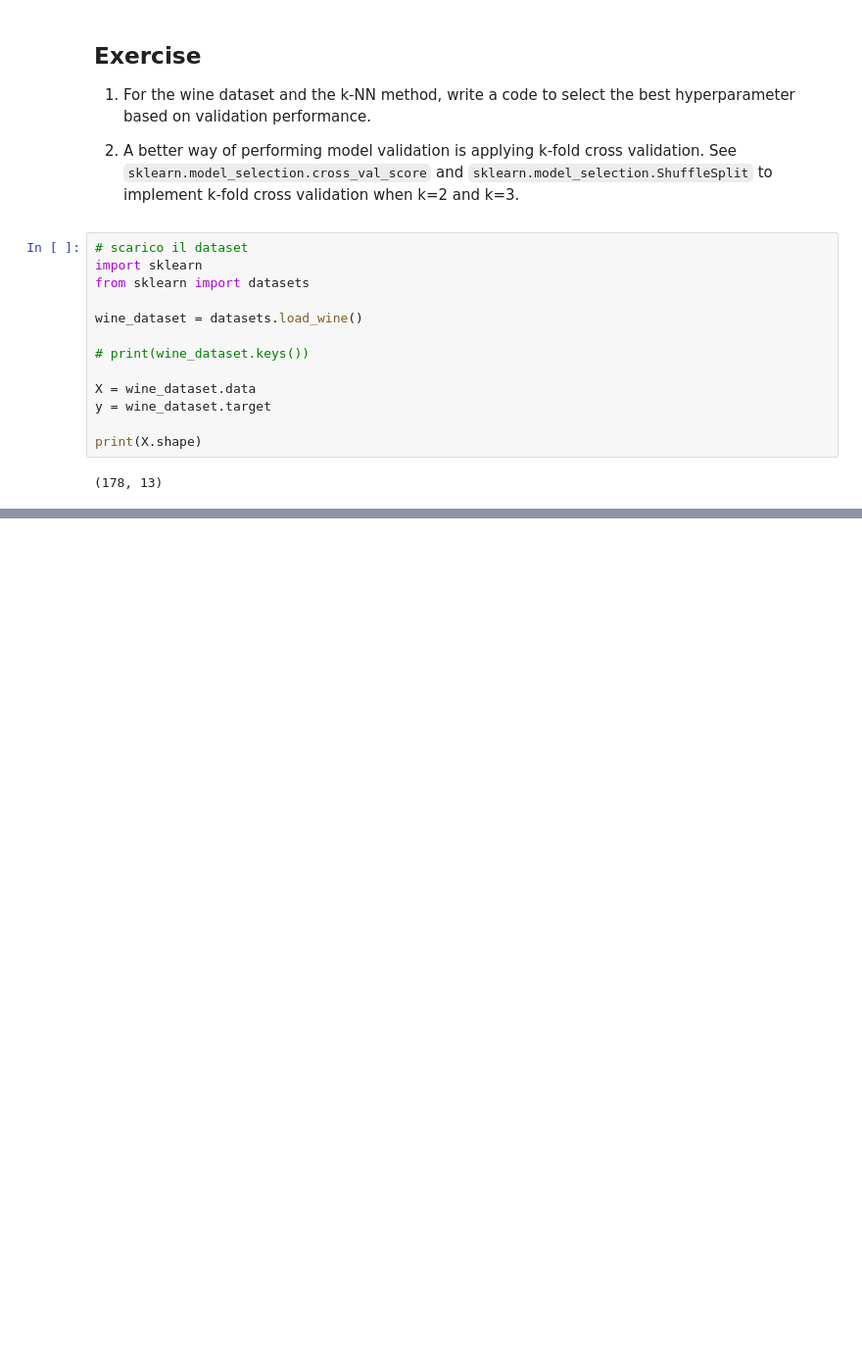
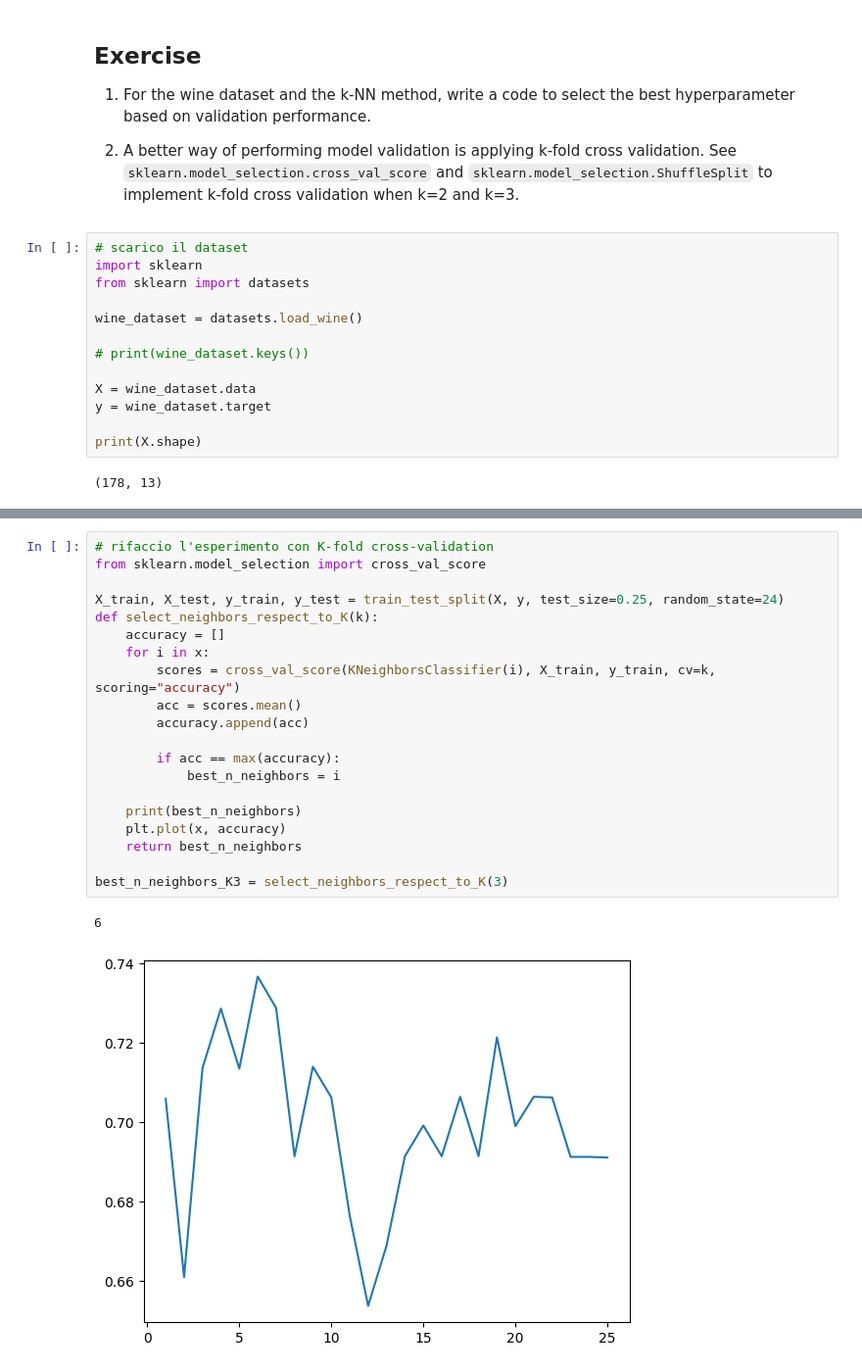
Before and after one commit to Andrew-brgl/ML, a Jupyter notebook: UNIVR_ML_Lab03_KNN.ipynb, the cells around one changed output, grey strips where cells are left out. Shown at 98% size. Saved outputs shown, nothing was run; the diff lists cells and outputs as text; blank space fills up the shorter version.

```diff
--- a/UNIVR_ML_Lab03_KNN.ipynb
+++ b/UNIVR_ML_Lab03_KNN.ipynb
@@ -263,0 +280,23 @@ print(np.array(precision).argmax()+1)
+# %%
+# rifaccio l'esperimento con K-fold cross-validation
+from sklearn.model_selection import cross_val_score
+
+X_train, X_test, y_train, y_test = train_test_split(X, y, test_size=0.25, random_state=24)
+def select_neighbors_respect_to_K(k):
+    accuracy = []
+    for i in x:
+        scores = cross_val_score(KNeighborsClassifier(i), X_train, y_train, cv=k, scoring="accuracy")
+        acc = scores.mean()
+        accuracy.append(acc)
+
+        if acc == max(accuracy):
+            best_n_neighbors = i
+
+    print(best_n_neighbors)
+    plt.plot(x, accuracy)
+    return best_n_neighbors
+
+best_n_neighbors_K3 = select_neighbors_respect_to_K(3)
+# %% [output]
+6
+[figure, added]
```
Also changed, not shown: parts of 7 cells of this notebook.
